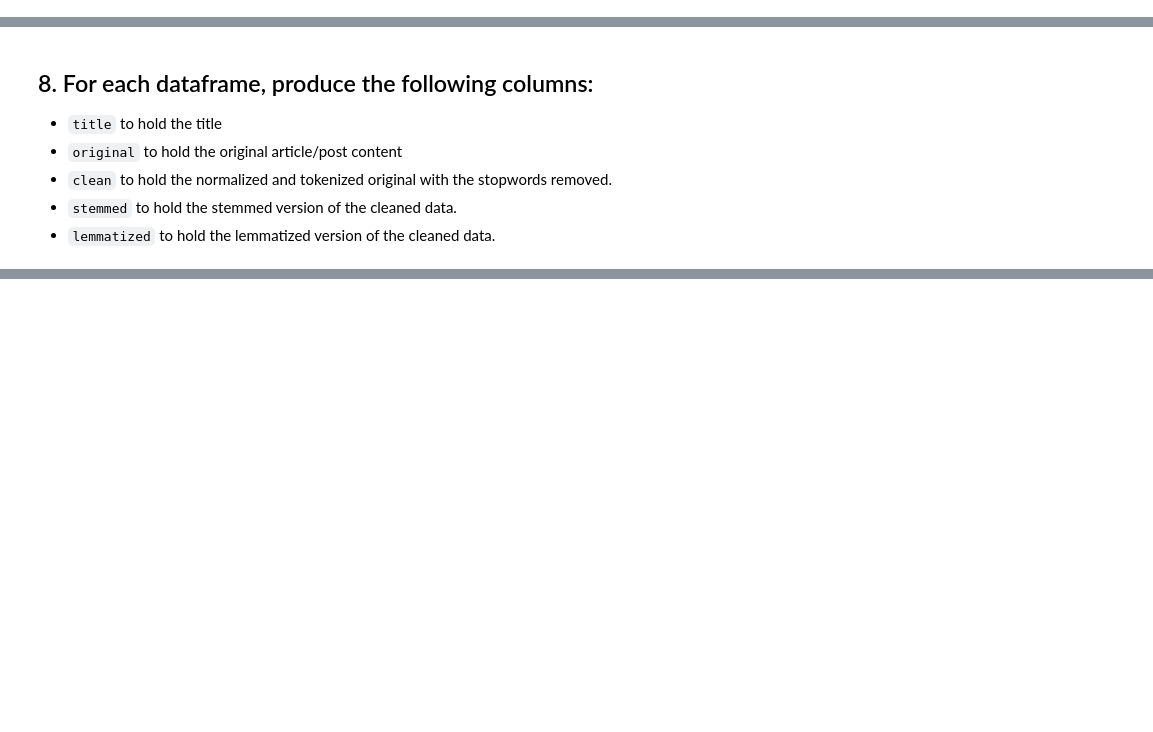
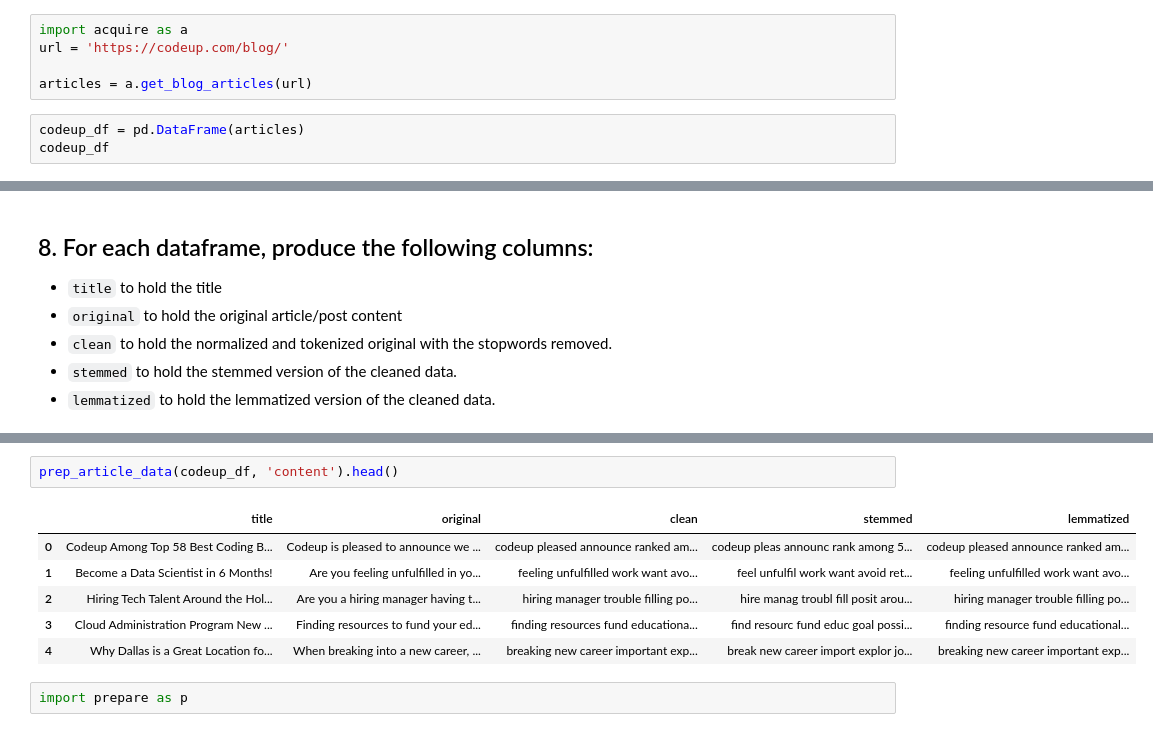
Before and after one commit to QMCBT-JustinEvans/natural-language-processing-exercises, a Jupyter notebook: prepare.ipynb, the cells around one changed output, grey strips where cells are left out. Cells and saved outputs as stored; diff of their text form; blank space fills up the shorter version.

````diff
--- a/prepare.ipynb
+++ b/prepare.ipynb
@@ -110,2 +196,10 @@ def remove_stopwords(string, extra_words = [], exclude_words = []):
 # %% [markdown]
 ## 7. Make another dataframe for the Codeup blog posts. Name the dataframe ```codeup_df```.
+# %%
+import acquire as a
+url = 'https://codeup.com/blog/'
+
+articles = a.get_blog_articles(url)
+# %%
+codeup_df = pd.DataFrame(articles)
+codeup_df
@@ -118,0 +264,11 @@ def remove_stopwords(string, extra_words = [], exclude_words = []):
+# %%
+prep_article_data(codeup_df, 'content').head()
+# %% [output]
+|  | title | original | clean | stemmed | lemmatized |
+| 0 | Codeup Among Top 58 Best Coding B... | Codeup is pleased to announce we ... | codeup pleased announce ranked am... | codeup pleas announc rank among 5... | codeup pleased announce ranked am... |
+| 1 | Become a Data Scientist in 6 Months! | Are you feeling unfulfilled in yo... | feeling unfulfilled work want avo... | feel unfulfil work want avoid ret... | feeling unfulfilled work want avo... |
+| 2 | Hiring Tech Talent Around the Hol... | Are you a hiring manager having t... | hiring manager trouble filling po... | hire manag troubl fill posit arou... | hiring manager trouble filling po... |
+| 3 | Cloud Administration Program New ... | Finding resources to fund your ed... | finding resources fund educationa... | find resourc fund educ goal possi... | finding resource fund educational... |
+| 4 | Why Dallas is a Great Location fo... | When breaking into a new career, ... | breaking new career important exp... | break new career import explor jo... | breaking new career important exp... |
+# %%
+import prepare as p
````
Also changed, not shown: parts of 30 cells of this notebook.
